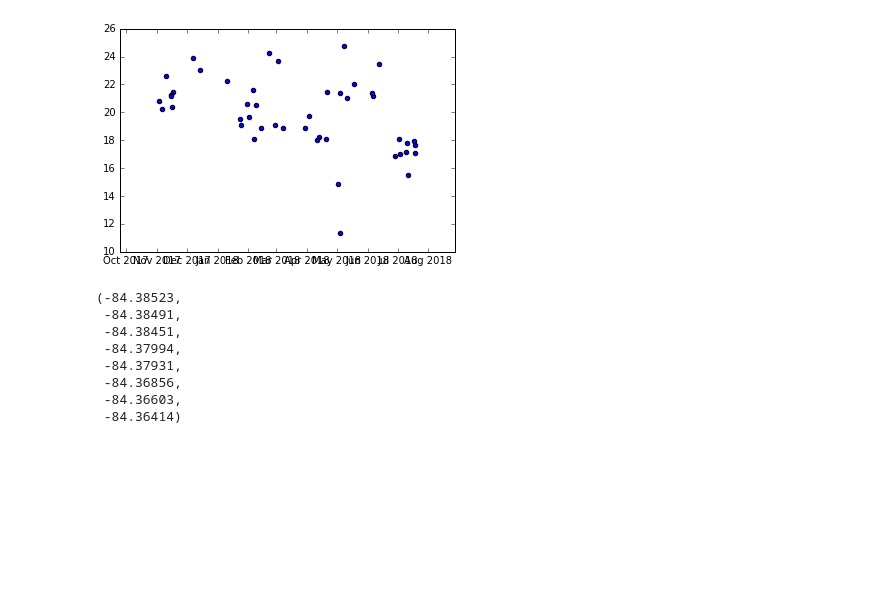
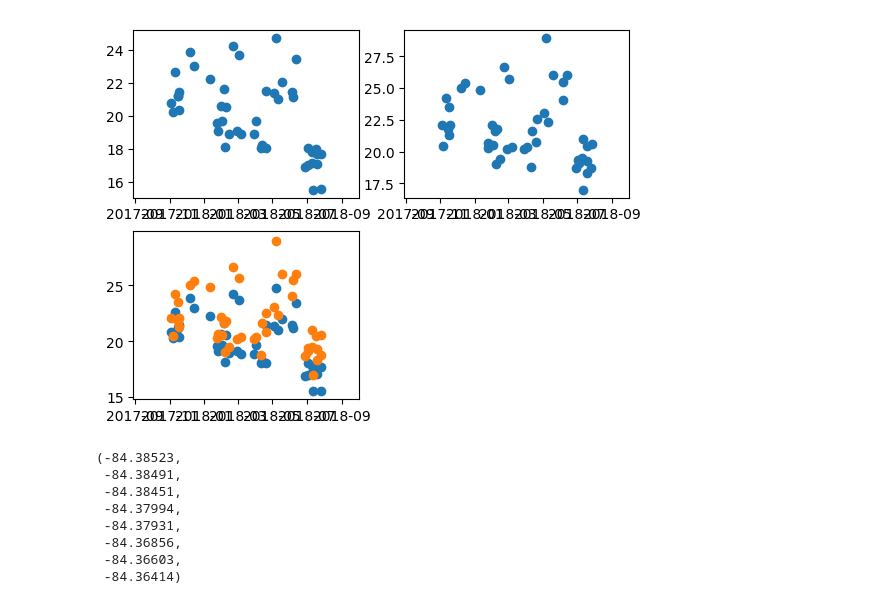
Before and after one commit to gtcooke94/commute_analysis, a Jupyter notebook: analysis.ipynb, the cells around one changed output. Drawn from its saved outputs; the diff is of its cells as text; code cells hidden in the pictures; blank space fills up the shorter version.

Commit message:
Started with nicer plots, distance and bike mask

```diff
--- a/analysis.ipynb
+++ b/analysis.ipynb
@@ -3,6 +3,14 @@ import pandas as pd
 import matplotlib
 import matplotlib.pyplot as plt
 import ast
+%matplotlib inline
+width = 10
+height = 10
+matplotlib.rcParams['figure.figsize'] = [width, height]
+
+# import matplotlib.style
+# import matplotlib as mpl
+mpl.style.use('default')
 # %%
 ## Convert csv to h5 and store
 # h5 reference: https://realpython.com/fast-flexible-pandas/#selecting-data-with-isin
@@ -37,6 +48,9 @@ strava_data_h5 = pd.HDFStore('strava_data.h5')
 strava_data = strava_data_h5['strava_data']
 strava_data_h5.close()
 # %%
-morning_mask = strava_data['start_date_local'].dt.hour < 10
-evening_mask = strava_data['start_date_local'].dt.hour > 13
-weekday_mask = strava_data['start_date_local'].dt.weekday < 5
+morning_mask = strava_data['start_date_local'].dt.hour.isin(range(7, 11))
+evening_mask = strava_data['start_date_local'].dt.hour.isin(range(14, 20))
+weekday_mask = strava_data['start_date_local'].dt.weekday.isin(range(0, 5))
+normal_time_mask = ((strava_data['moving_time'].dt.seconds / 60) > 10) & ((strava_data['moving_time'].dt.seconds / 60) < 30)
+bike_mask = strava_data['type'] == 'Ride'
+distance_mask = (strava_data['distance'] > 2.8) & (strava_data['distance'] < 4.7)
@@ -48,3 +57,3 @@ normal_time_mask = ((strava_data['moving_time'].dt.seconds / 60) > 10) & ((strav
 # %%
-morning_commutes = strava_data[morning_mask & weekday_mask & normal_time_mask]
-evening_commutes = strava_data[evening_mask & weekday_mask & normal_time_mask]
+morning_commutes = strava_data[morning_mask & weekday_mask & normal_time_mask & distance_mask]
+evening_commutes = strava_data[evening_mask & weekday_mask & normal_time_mask & distance_mask]
@@ -56,10 +76,19 @@ plt.show()
 # %%
 to_plot = evening_commutes.copy()
 to_plot['moving_time'] = to_plot.loc[:,'moving_time'] / pd.Timedelta(minutes=1)
+to_plot['elapsed_time'] = to_plot.loc[:,'elapsed_time'] / pd.Timedelta(minutes=1)
+plt.subplot(221)
 plt.scatter(to_plot['start_date_local'].dt.to_pydatetime(), to_plot['moving_time'])
+plt.subplot(222)
+plt.scatter(to_plot['start_date_local'].dt.to_pydatetime(), to_plot['elapsed_time'])
+plt.subplot(223)
+plt.scatter(to_plot['start_date_local'].dt.to_pydatetime(), to_plot['moving_time'], color='C0')
+plt.scatter(to_plot['start_date_local'].dt.to_pydatetime(), to_plot['elapsed_time'], color='C1')
+
+
 plt.show()
 # %% [output]
-[figure, old version]
+[figure, new version]
 # %%
 test2[1]
 # %% [output]
```
Also changed, not shown: parts of 4 cells of this notebook.
